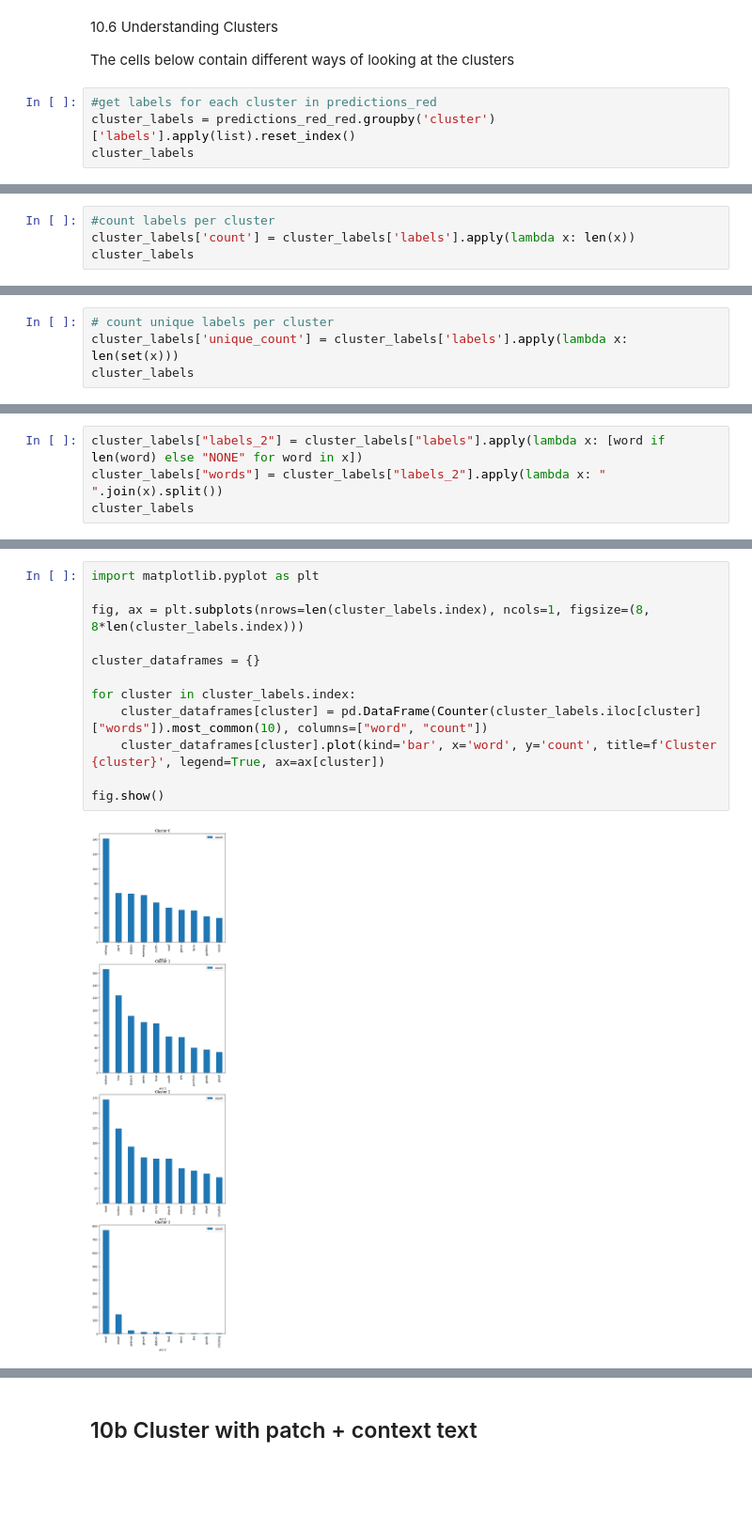
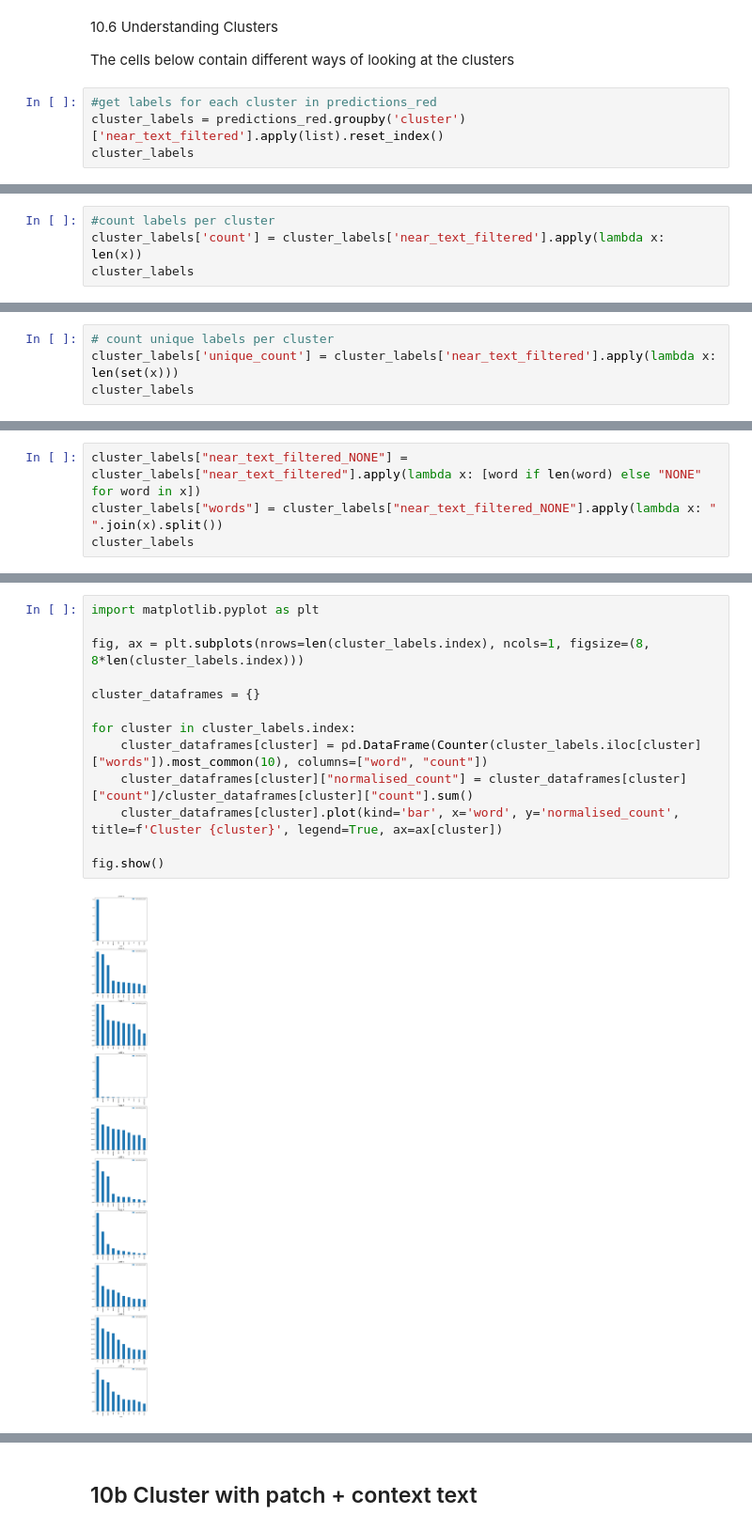
Before and after one commit to maps-as-data/imago-mundi-forum-2024, a Jupyter notebook: imago_mundi_railspace_2024_data_polygons.ipynb, the cells around one changed output, grey strips where cells are left out. Shown at 94% size. Saved outputs shown, nothing was run; the diff lists cells and outputs as text; blank space fills up the shorter version.

```diff
--- a/imago_mundi_railspace_2024_data_polygons.ipynb
+++ b/imago_mundi_railspace_2024_data_polygons.ipynb
@@ -314,6 +321,6 @@ for cluster in predictions_red_red["cluster"].unique():
 The cells below contain different ways of looking at the clusters
 # %%
 #get labels for each cluster in predictions_red
-cluster_labels = predictions_red_red.groupby('cluster')['labels'].apply(list).reset_index()
+cluster_labels = predictions_red.groupby('cluster')['near_text_filtered'].apply(list).reset_index()
 cluster_labels
 # %% [output]
@@ -325,5 +338,5 @@ cluster_labels
 # %%
 #count labels per cluster
-cluster_labels['count'] = cluster_labels['labels'].apply(lambda x: len(x))
+cluster_labels['count'] = cluster_labels['near_text_filtered'].apply(lambda x: len(x))
 cluster_labels
 # %% [output]
@@ -335,5 +354,5 @@ cluster_labels
 # %%
 # count unique labels per cluster
-cluster_labels['unique_count'] = cluster_labels['labels'].apply(lambda x: len(set(x)))
+cluster_labels['unique_count'] = cluster_labels['near_text_filtered'].apply(lambda x: len(set(x)))
 cluster_labels
 # %% [output]
@@ -355,5 +386,5 @@ cluster_labels
 # %%
-cluster_labels["labels_2"] = cluster_labels["labels"].apply(lambda x: [word if len(word) else "NONE" for word in x])
-cluster_labels["words"] = cluster_labels["labels_2"].apply(lambda x: " ".join(x).split())
+cluster_labels["near_text_filtered_NONE"] = cluster_labels["near_text_filtered"].apply(lambda x: [word if len(word) else "NONE" for word in x])
+cluster_labels["words"] = cluster_labels["near_text_filtered_NONE"].apply(lambda x: " ".join(x).split())
 cluster_labels
 # %% [output]
@@ -365,15 +402,16 @@ cluster_labels
 # %%
 import matplotlib.pyplot as plt
 
 fig, ax = plt.subplots(nrows=len(cluster_labels.index), ncols=1, figsize=(8, 8*len(cluster_labels.index)))
 
 cluster_dataframes = {}
 
 for cluster in cluster_labels.index:
 	cluster_dataframes[cluster] = pd.DataFrame(Counter(cluster_labels.iloc[cluster]["words"]).most_common(10), columns=["word", "count"])
-	cluster_dataframes[cluster].plot(kind='bar', x='word', y='count', title=f'Cluster {cluster}', legend=True, ax=ax[cluster])
+	cluster_dataframes[cluster]["normalised_count"] = cluster_dataframes[cluster]["count"]/cluster_dataframes[cluster]["count"].sum()
+	cluster_dataframes[cluster].plot(kind='bar', x='word', y='normalised_count', title=f'Cluster {cluster}', legend=True, ax=ax[cluster])
 
 fig.show()
 # %% [output]
-[figure, old version]
+[figure, new version]
 # %%
```
Also changed, not shown: parts of 65 cells of this notebook.
